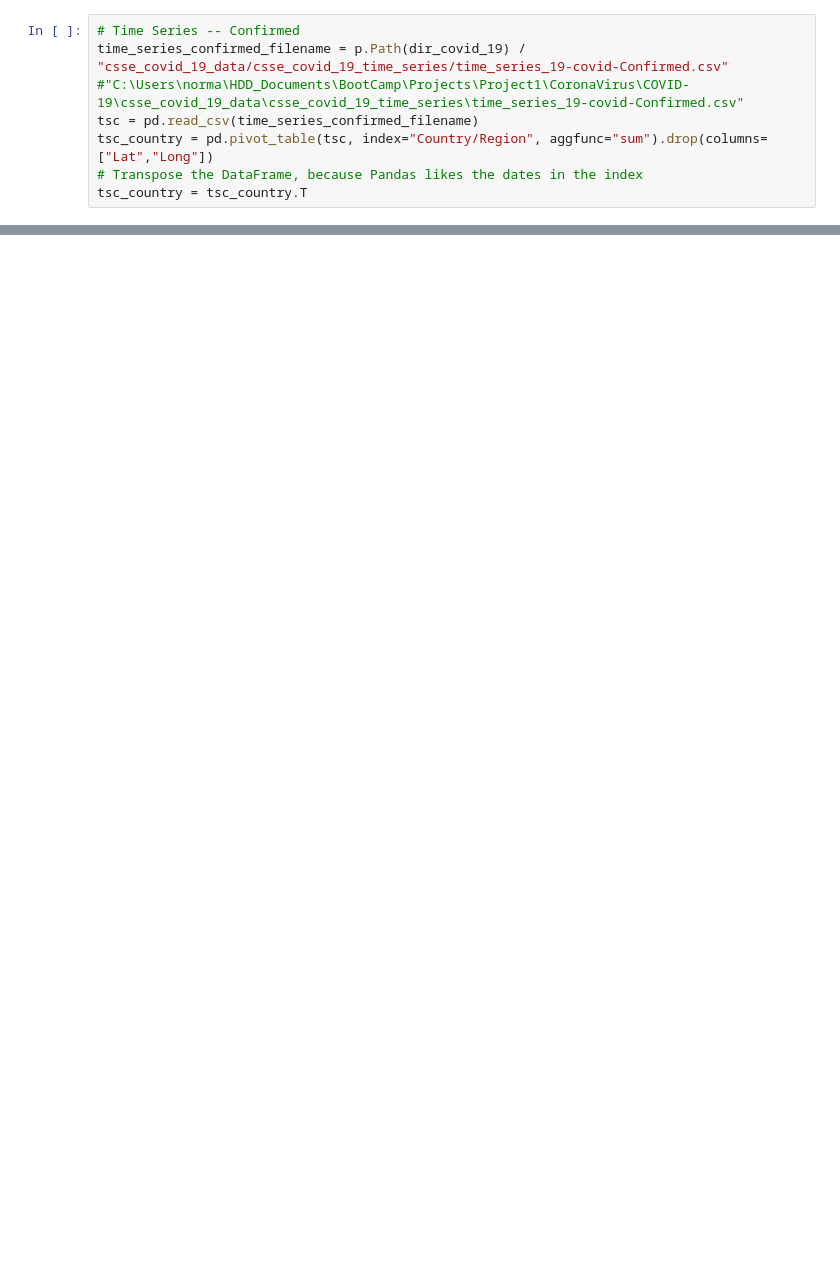
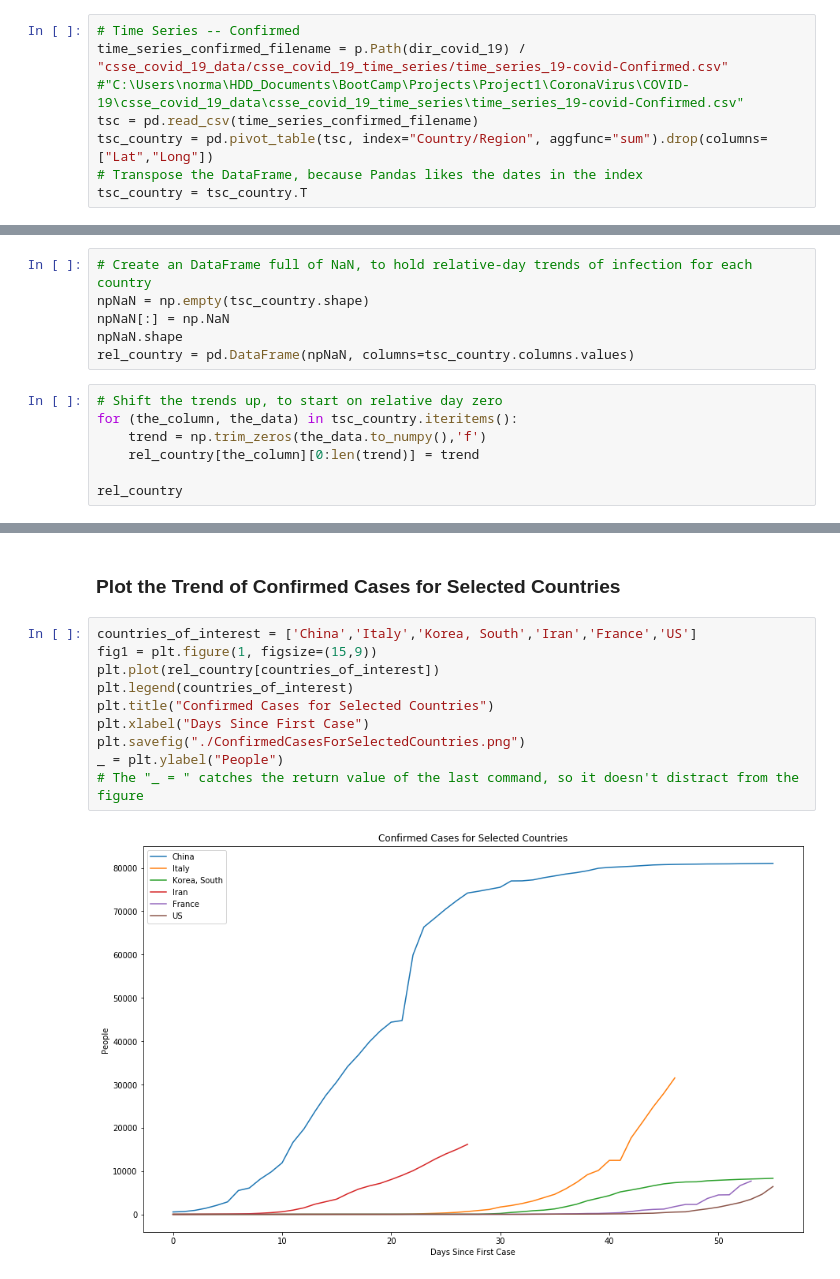
Before and after one commit to NormanGwinn/Project1_Group1, a Jupyter notebook: TrendAnalysis.ipynb, the cells around one changed output, grey strips where cells are left out. Saved outputs shown, nothing was run; the diff lists cells and outputs as text; blank space fills up the shorter version.

Commit message:
Finally, a trend graph!

```diff
--- a/TrendAnalysis.ipynb
+++ b/TrendAnalysis.ipynb
@@ -121,0 +100,13 @@ SyntaxError: can't use starred expression here (<ipython-input-58-2cc6820e4ef5>,
+# %%
+# Create an DataFrame full of NaN, to hold relative-day trends of infection for each country
+npNaN = np.empty(tsc_country.shape)
+npNaN[:] = np.NaN
+npNaN.shape
+rel_country = pd.DataFrame(npNaN, columns=tsc_country.columns.values)
+# %%
+# Shift the trends up, to start on relative day zero
+for (the_column, the_data) in tsc_country.iteritems():
+    trend = np.trim_zeros(the_data.to_numpy(),'f')
+    rel_country[the_column][0:len(trend)] = trend
+
+rel_country
@@ -121,0 +132,14 @@ SyntaxError: can't use starred expression here (<ipython-input-58-2cc6820e4ef5>,
+# %% [markdown]
+### Plot the Trend of Confirmed Cases for Selected Countries
+# %%
+countries_of_interest = ['China','Italy','Korea, South','Iran','France','US']
+fig1 = plt.figure(1, figsize=(15,9))
+plt.plot(rel_country[countries_of_interest])
+plt.legend(countries_of_interest)
+plt.title("Confirmed Cases for Selected Countries")
+plt.xlabel("Days Since First Case")
+plt.savefig("./ConfirmedCasesForSelectedCountries.png")
+_ = plt.ylabel("People")
+# The "_ = " catches the return value of the last command, so it doesn't distract from the figure
+# %% [output]
+[figure, added]
```
Also changed, not shown: parts of 15 cells of this notebook, 1 other file.
